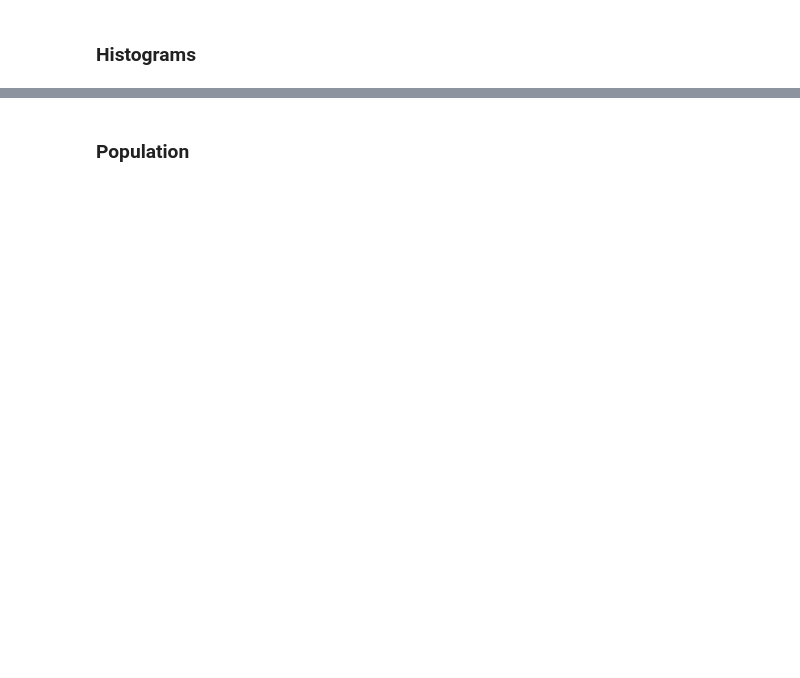
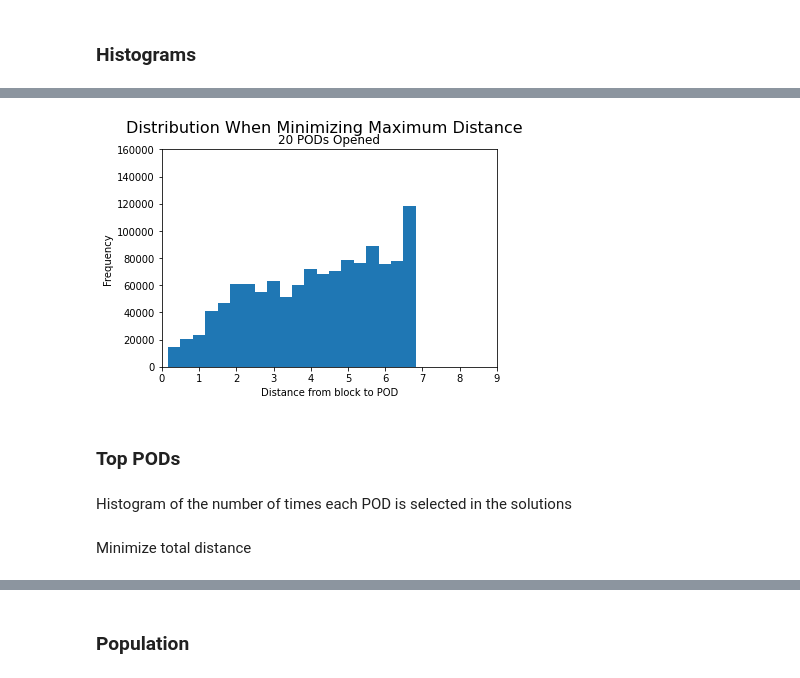
Before and after one commit to espeigle36/points-of-dispense, a Jupyter notebook: Analysis_E.ipynb, the cells around one changed output, grey strips where cells are left out. Drawn from its saved outputs; the diff is of its cells as text; code cells hidden in the pictures; blank space fills up the shorter version.

```diff
--- a/Analysis_E.ipynb
+++ b/Analysis_E.ipynb
@@ -104,0 +179,20 @@ plt.show()
+# %%
+dist_min_minmax = [N[j] * [dist[j,i]] for [j,i] in pods_minmax[20]]
+dist_min_minmax_flat = [item for sublist in dist_min_minmax for item in sublist]
+# %%
+plt.hist(dist_min_minmax_flat, bins=20)
+plt.suptitle('Distribution When Minimizing Maximum Distance', size=16)
+plt.title('20 PODs Opened')
+plt.xlabel('Distance from block to POD')
+plt.ylabel('Frequency')
+plt.xlim(0, 9)
+plt.ylim(0, 160000)
+plt.show()
+# %% [output]
+[figure, added]
+# %% [markdown]
+### Top PODs
+# %% [markdown]
+Histogram of the number of times each POD is selected in the solutions
+# %% [markdown]
+Minimize total distance
```
Also changed, not shown: parts of 21 cells of this notebook, 3 other files.
